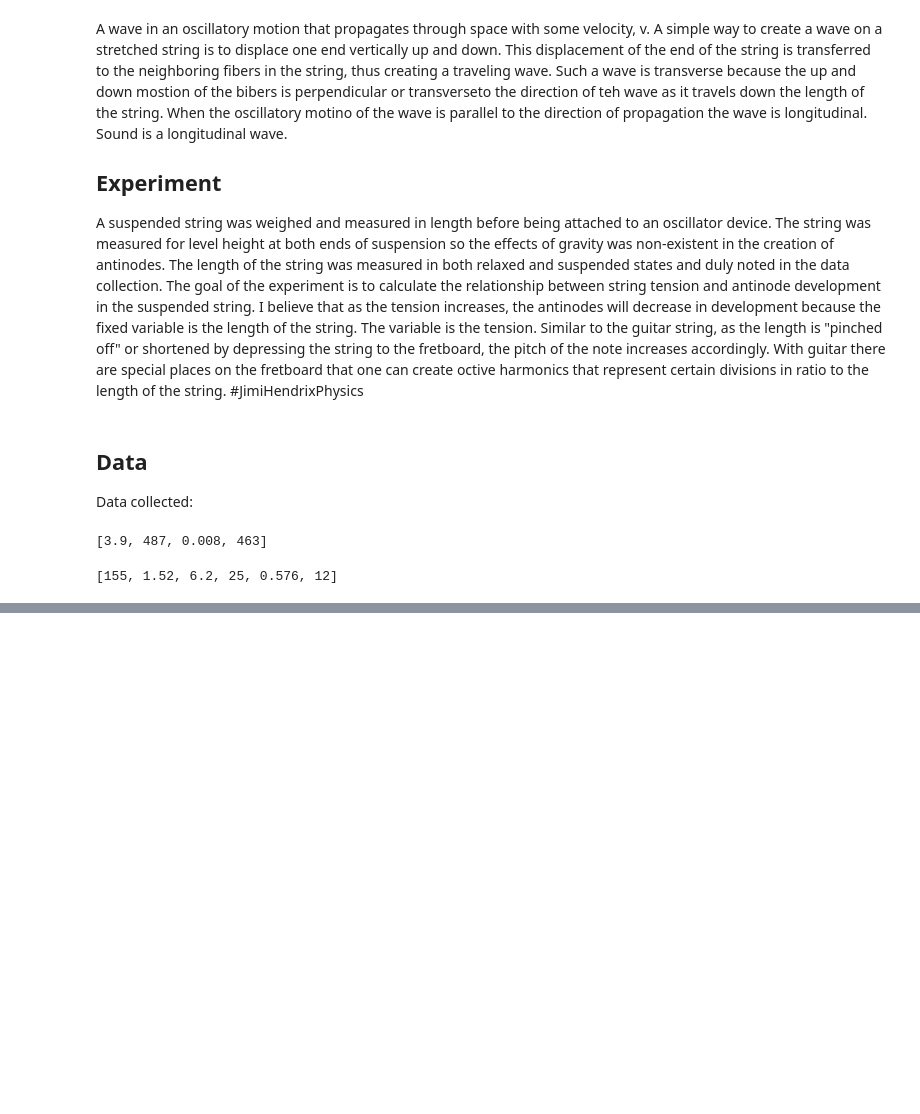
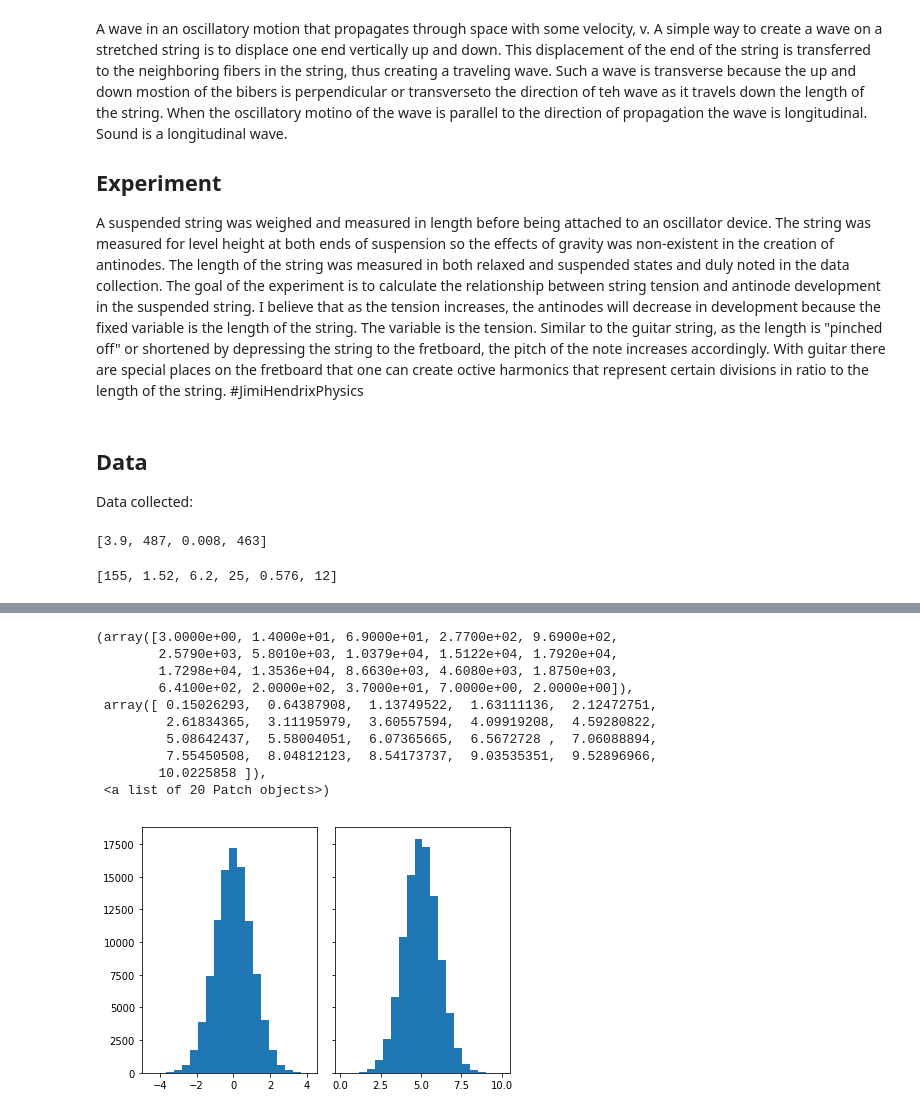
Before and after one commit to gorbulus/DS_Playbook, a Jupyter notebook: Matplotlib.ipynb, the cells around one changed output, grey strips where cells are left out. Drawn from its saved outputs; the diff is of its cells as text; code cells hidden in the pictures; blank space fills up the shorter version.

```diff
--- a/Matplotlib.ipynb
+++ b/Matplotlib.ipynb
@@ -218,0 +226,25 @@ plt.show()
+# %%
+N_points = 100000
+n_bins = 20
+
+# Generate a normal distribution, center at x=0 and y=5
+x = np.random.randn(N_points)
+y = .4 * x + np.random.randn(100000) + 5
+
+fig, axs = plt.subplots(1, 2, sharey=True, tight_layout=True)
+
+# We can set the number of bins with the `bins` kwarg
+axs[0].hist(x, bins=n_bins)
+axs[1].hist(y, bins=n_bins)
+# %% [output]
+(array([3.0000e+00, 1.4000e+01, 6.9000e+01, 2.7700e+02, 9.6900e+02,
+        2.5790e+03, 5.8010e+03, 1.0379e+04, 1.5122e+04, 1.7920e+04,
+        1.7298e+04, 1.3536e+04, 8.6630e+03, 4.6080e+03, 1.8750e+03,
+        6.4100e+02, 2.0000e+02, 3.7000e+01, 7.0000e+00, 2.0000e+00]),
+ array([ 0.15026293,  0.64387908,  1.13749522,  1.63111136,  2.12472751,
+         2.61834365,  3.11195979,  3.60557594,  4.09919208,  4.59280822,
+         5.08642437,  5.58004051,  6.07365665,  6.5672728 ,  7.06088894,
+         7.55450508,  8.04812123,  8.54173737,  9.03535351,  9.52896966,
+        10.0225858 ]),
+ <a list of 20 Patch objects>)
+[figure, added]
```
Also changed, not shown: parts of 5 cells of this notebook.
